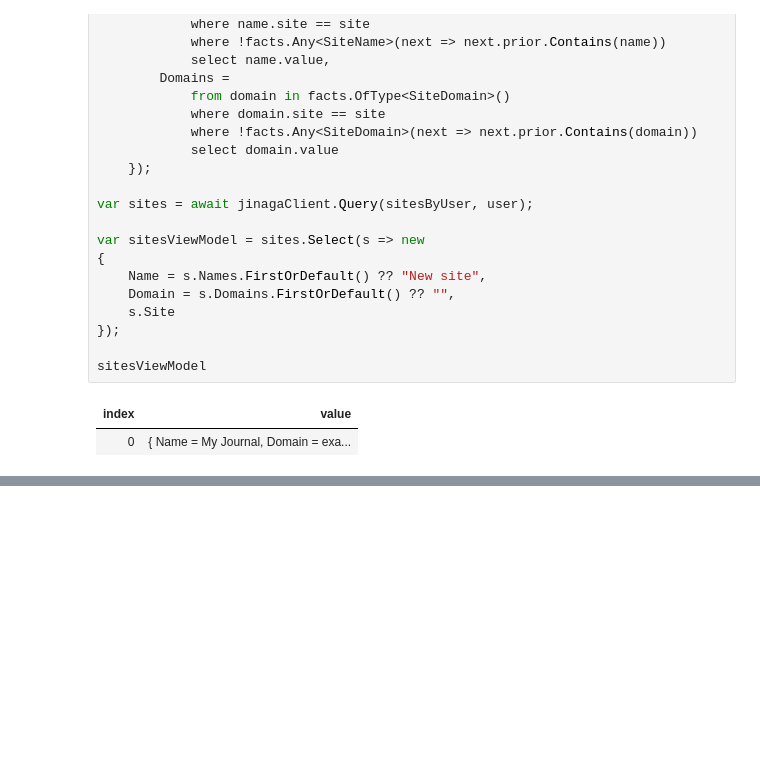
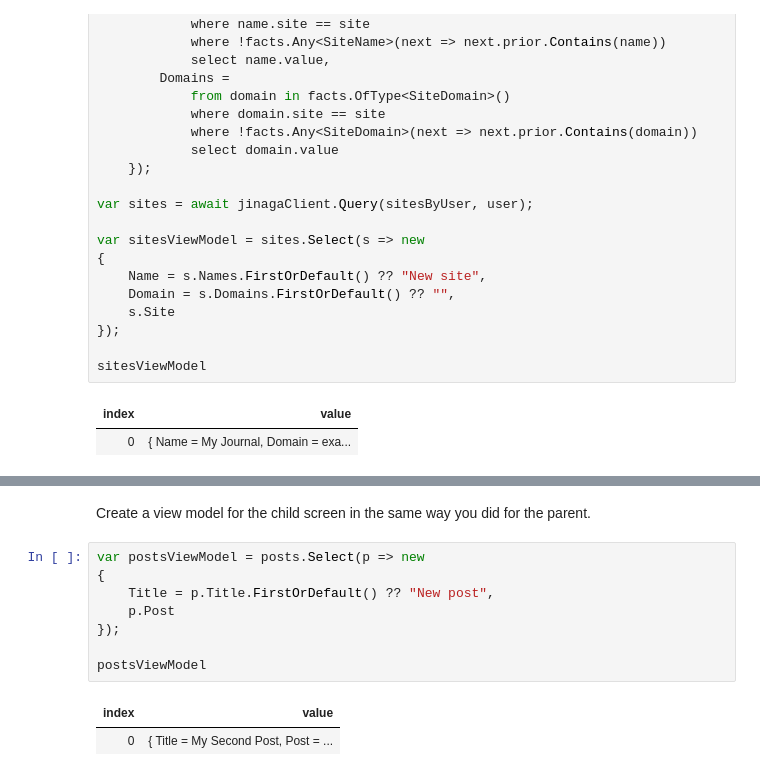
Before and after one commit to jinaga/BlogMaui, a Jupyter notebook: Notebooks/Modeling.ipynb, the cells around one changed output, grey strips where cells are left out. Drawn from its saved outputs; the diff is of its cells as text; blank space fills up the shorter version.

Commit message:
Child objects

```diff
--- a/Notebooks/Modeling.ipynb
+++ b/Notebooks/Modeling.ipynb
@@ -385,0 +473,13 @@ sitesViewModel
+# %% [markdown]
+Create a view model for the child screen in the same way you did for the parent.
+# %%
+var postsViewModel = posts.Select(p => new
+{
+    Title = p.Title.FirstOrDefault() ?? "New post",
+    p.Post
+});
+
+postsViewModel
+# %% [output]
+| index | value |
+| 0 | { Title = My Second Post, Post = ... |
```
Also changed, not shown: parts of 10 cells of this notebook.
